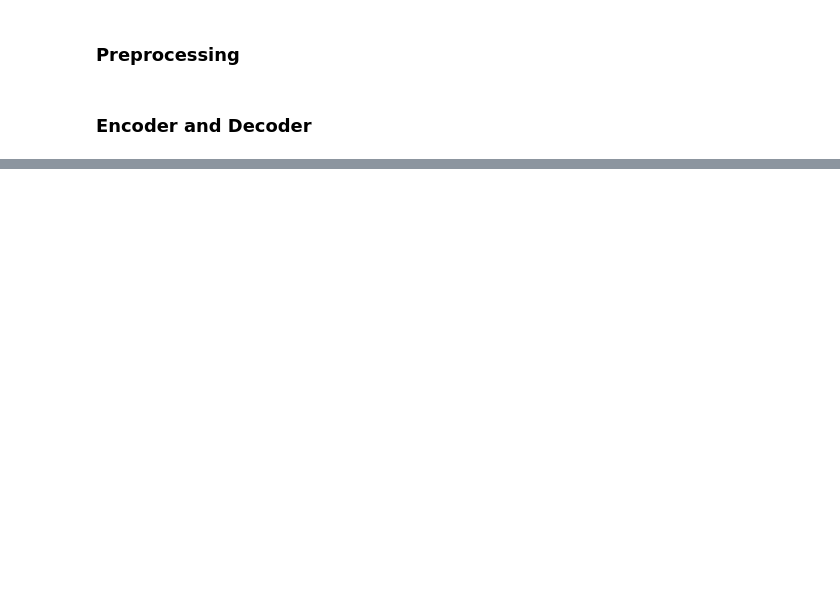
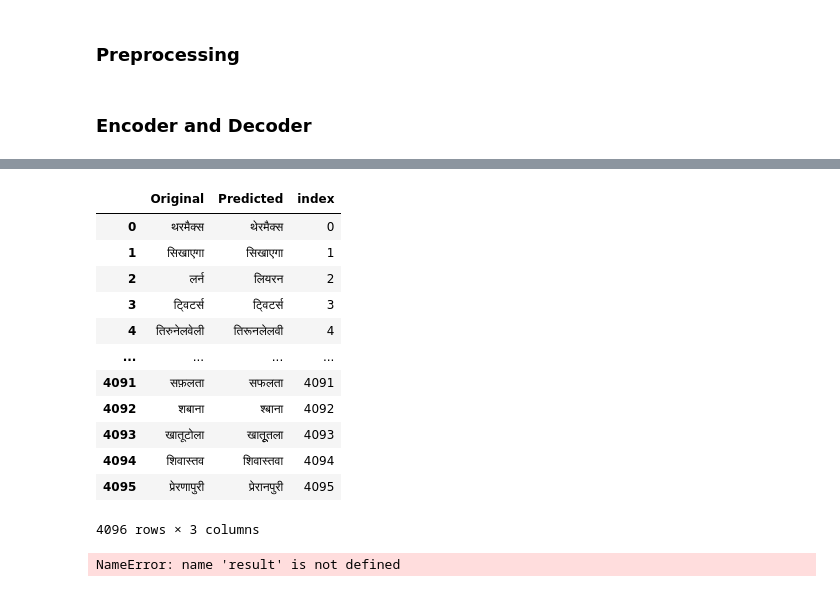
Before and after one commit to majhibibhuti999/CS6910-Assignment-3, a Jupyter notebook: Q4.ipynb, the cells around one changed output, grey strips where cells are left out. Cells and saved outputs as stored; diff of their text form; code cells hidden in the pictures; blank space fills up the shorter version.

```diff
--- a/Q4.ipynb
+++ b/Q4.ipynb
@@ -1,2 +1,20 @@
 # %% [markdown]
 ### Importing necessary modules
+# %%
+# This Python 3 environment comes with many helpful analytics libraries installed
+# It is defined by the kaggle/python Docker image: https://github.com/kaggle/docker-python
+# For example, here's several helpful packages to load
+
+import numpy as np # linear algebra
+import pandas as pd # data processing, CSV file I/O (e.g. pd.read_csv)
+
+# Input data files are available in the read-only "../input/" directory
+# For example, running this (by clicking run or pressing Shift+Enter) will list all files under the input directory
+
+import os
+for dirname, _, filenames in os.walk('/kaggle/input'):
+    for filename in filenames:
+        print(os.path.join(dirname, filename))
+
+# You can write up to 20GB to the current directory (/kaggle/working/) that gets preserved as output when you create a version using "Save & Run All"
+# You can also write temporary files to /kaggle/temp/, but they won't be saved outside of the current session
@@ -506,7 +545,7 @@ def train(batchsize,hidden_size,char_embed_size,no_of_layers,dropout,epochs,rnn)
         training_loss = total_loss/(51200*max_hin_len)
         training_accuracy = total_acc/512
         validation_loss,validation_accuracy = valevaluate(False,val_eng_word,val_hin_word,encoder,decoder,batchsize,hidden_size,char_embed_size,no_of_layers)
-        wandb.log({'training_accuracy' : training_accuracy, 'validation_accuracy' : validation_accuracy,'training_loss' : training_loss, 'validation_loss' : validation_loss,'epoch':_+1})
+#         wandb.log({'training_accuracy' : training_accuracy, 'validation_accuracy' : validation_accuracy,'training_loss' : training_loss, 'validation_loss' : validation_loss,'epoch':_+1})
 #         if(_ >= epochs/2):
 #             teacher_ratio = 0
     return encoder,decoder
@@ -542,2 +588,10 @@ Requirement already satisfied: GPUtil in /opt/homebrew/lib/python3.10/site-packa
+# %%
+batchsize = 128
+hidden_size = 1024
+char_embed_size = 128
+no_of_layers = 2
+dropout = 0.5
+epochs = 20
+rnn = 'LSTM'
 # %%
 Encoder1,Decoder1 = train(batchsize,hidden_size,char_embed_size,no_of_layers,dropout,epochs,rnn)
@@ -549,0 +702,16 @@ predictions.to_excel("predictions_vanilla/output.xlsx")
+# %%
+predictions
+# %% [output]
+|  | Original | Predicted | index |
+| 0 | थरमैक्स | थेरमैक्स | 0 |
+| 1 | सिखाएगा | सिखाएगा | 1 |
+| 2 | लर्न | लियरन | 2 |
+| 3 | ट्विटर्स | ट्विटर्स | 3 |
+| 4 | तिरुनेलवेली | तिरूनलेलवी | 4 |
+| ... | ... | ... | ... |
+| 4091 | सफ़लता | सफलता | 4091 |
+| 4092 | शबाना | श्बाना | 4092 |
+| 4093 | खातूटोला | खातूूतला | 4093 |
+| 4094 | शिवास्तव | शिवास्तवा | 4094 |
+| 4095 | प्रेरणापुरी | प्रेरानपुरी | 4095 |
+4096 rows × 3 columns
@@ -549,0 +722,4 @@ predictions.to_excel("predictions_vanilla/output.xlsx")
+# %%
+result2 = result.head(20)
+# %% [output]
+NameError: name 'result' is not defined
```
Also changed, not shown: parts of 30 cells of this notebook, 5 other files.
